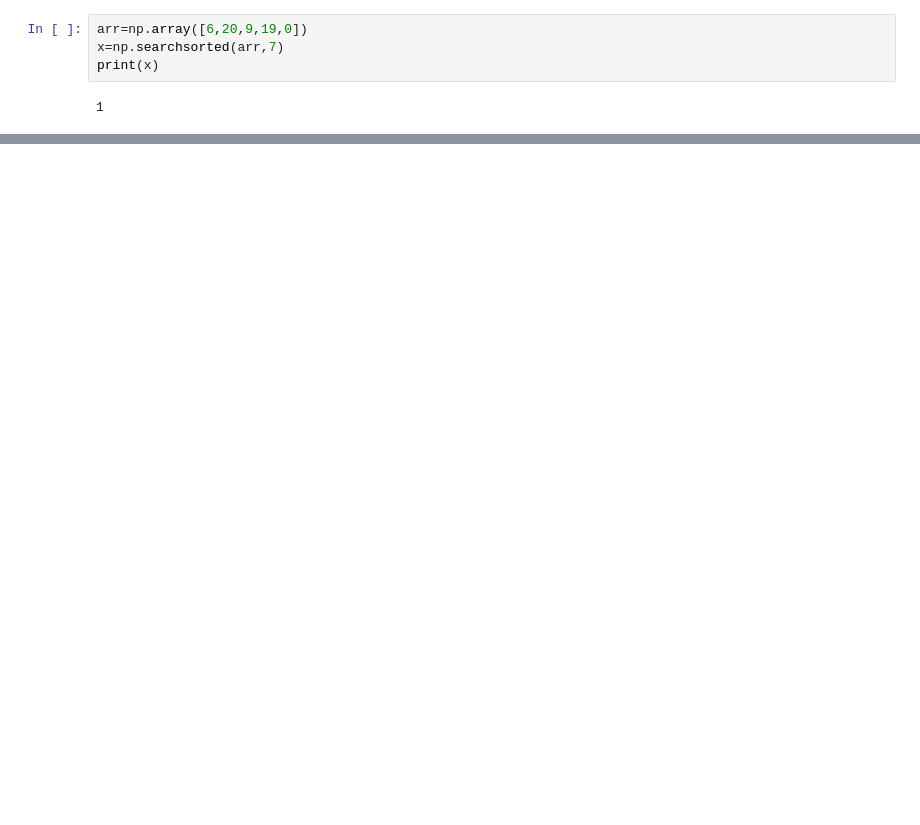
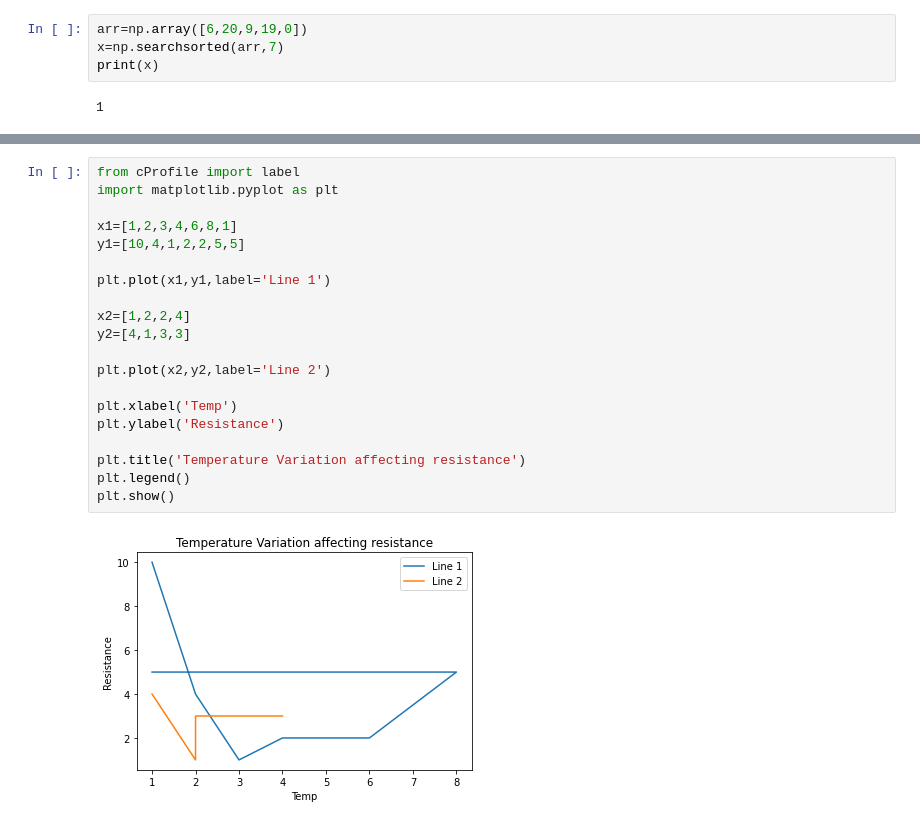
Before and after one commit to RashmivernekarN/ai_with_python_keonics, a Jupyter notebook: Module4/practical.ipynb, the cells around one changed output, grey strips where cells are left out. Saved outputs shown, nothing was run; the diff lists cells and outputs as text; blank space fills up the shorter version.

```diff
--- a/Module4/practical.ipynb
+++ b/Module4/practical.ipynb
@@ -125,0 +392,22 @@ print(x)
+# %%
+from cProfile import label
+import matplotlib.pyplot as plt
+
+x1=[1,2,3,4,6,8,1]
+y1=[10,4,1,2,2,5,5]
+
+plt.plot(x1,y1,label='Line 1')
+
+x2=[1,2,2,4]
+y2=[4,1,3,3]
+
+plt.plot(x2,y2,label='Line 2')
+
+plt.xlabel('Temp')
+plt.ylabel('Resistance')
+
+plt.title('Temperature Variation affecting resistance')
+plt.legend()
+plt.show()
+# %% [output]
+[figure, added]
```
Also changed, not shown: parts of 35 cells of this notebook, 1 other file.
